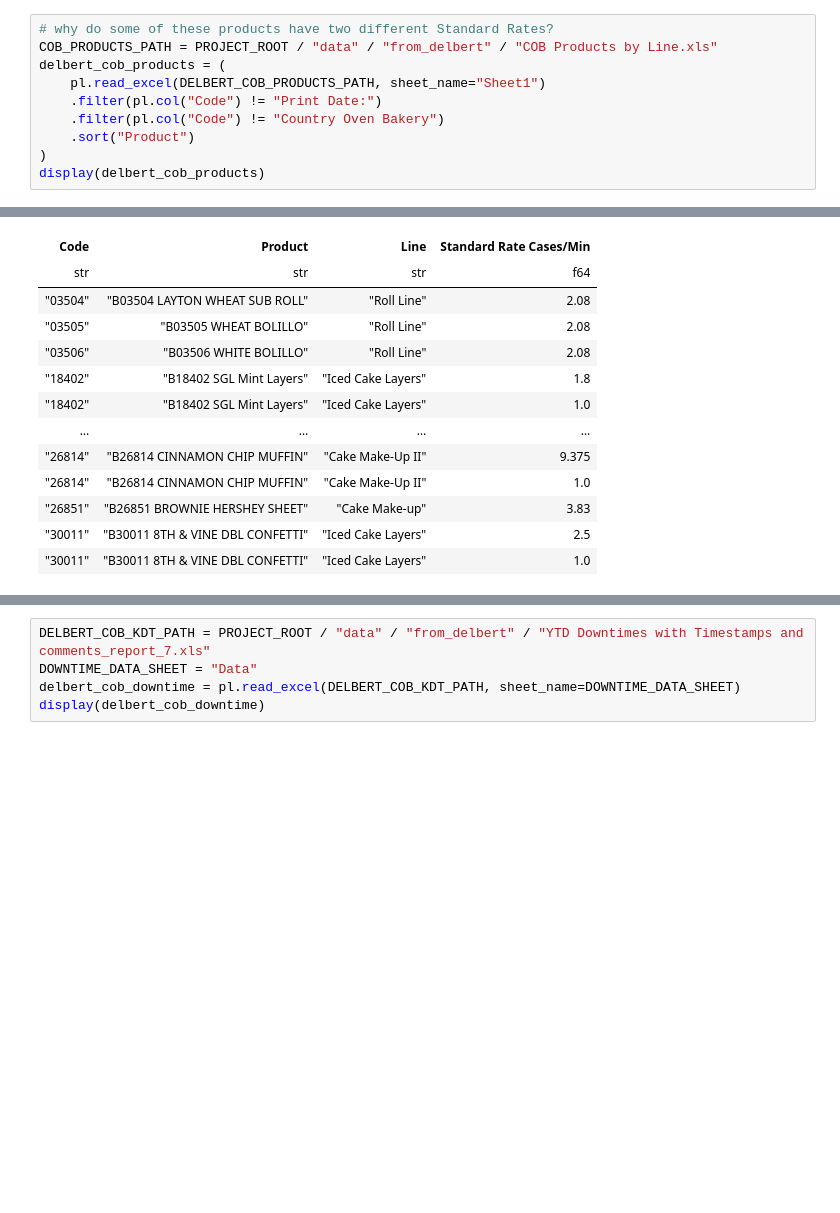
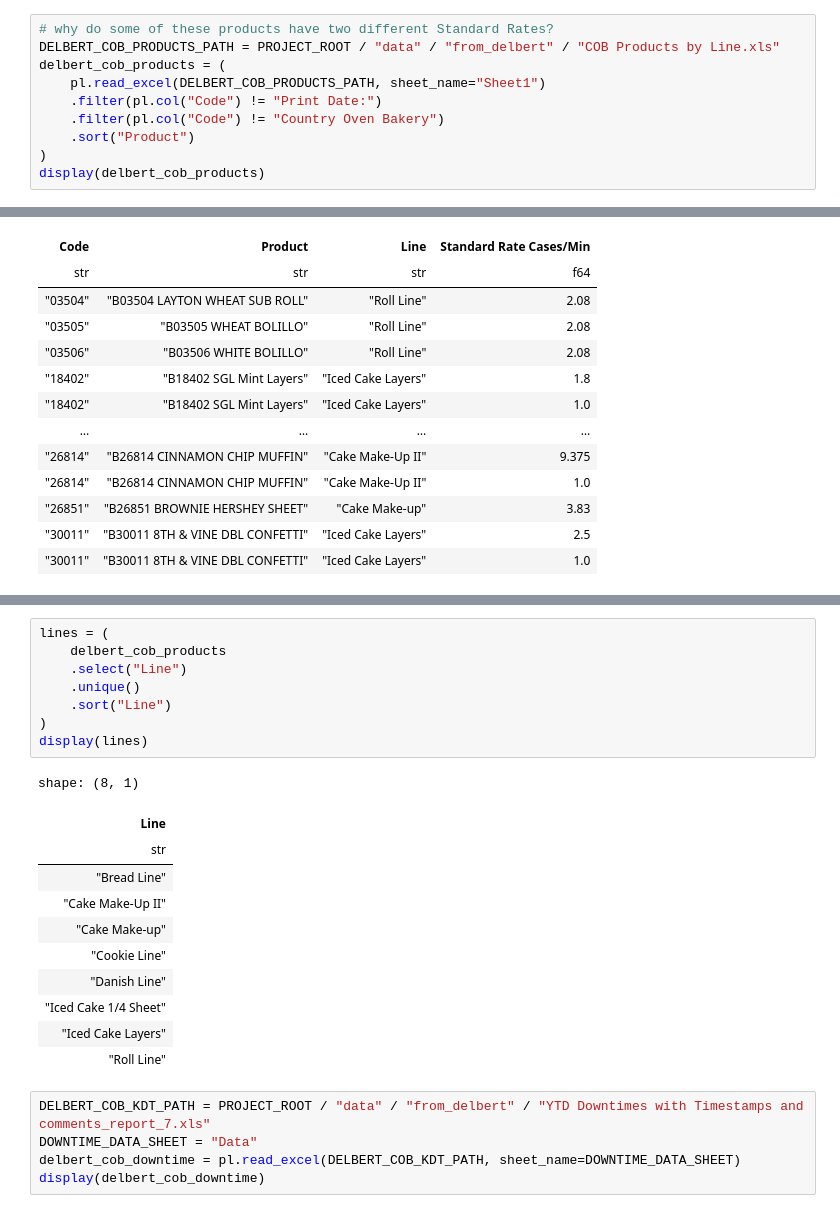
Before and after one commit to 8451LLC/labs-mfg-capabilities, a Jupyter notebook: nbs/inspect_kdt.ipynb, the cells around one changed output, grey strips where cells are left out. Saved outputs shown, nothing was run; the diff lists cells and outputs as text; blank space fills up the shorter version.

Commit message:
add data

```diff
--- a/nbs/inspect_kdt.ipynb
+++ b/nbs/inspect_kdt.ipynb
@@ -28,7 +28,7 @@ shape: (13_145, 18)
 | "CAKES" | "YES" | "JAM AT C19" | "2025/05/05 10:46:10" | "2025/05/05 10:48:17" | "DOWNTIME (REGULAR)" | ... |
 # %%
 # why do some of these products have two different Standard Rates?
-COB_PRODUCTS_PATH = PROJECT_ROOT / "data" / "from_delbert" / "COB Products by Line.xls"
+DELBERT_COB_PRODUCTS_PATH = PROJECT_ROOT / "data" / "from_delbert" / "COB Products by Line.xls"
 delbert_cob_products = (
     pl.read_excel(DELBERT_COB_PRODUCTS_PATH, sheet_name="Sheet1")
     .filter(pl.col("Code") != "Print Date:")
@@ -74,6 +74,26 @@ shape: (237, 4)
 | "26814" | "B26814 CINNAMON CHIP MUFFIN" | "Cake Make-Up II" | 2 |
 | "26851" | "B26851 BROWNIE HERSHEY SHEET" | "Cake Make-up" | 1 |
 | "30011" | "B30011 8TH & VINE DBL CONFETTI" | "Iced Cake Layers" | 2 |
+# %%
+lines = (
+    delbert_cob_products
+    .select("Line")
+    .unique()
+    .sort("Line")
+)
+display(lines)
+# %% [output]
+shape: (8, 1)
+| Line |
+| str |
+| "Bread Line" |
+| "Cake Make-Up II" |
+| "Cake Make-up" |
+| "Cookie Line" |
+| "Danish Line" |
+| "Iced Cake 1/4 Sheet" |
+| "Iced Cake Layers" |
+| "Roll Line" |
 # %%
 DELBERT_COB_KDT_PATH = PROJECT_ROOT / "data" / "from_delbert" / "YTD Downtimes with Timestamps and comments_report_7.xls"
 DOWNTIME_DATA_SHEET = "Data"
```
Also changed, not shown: parts of 1 cell of this notebook, 9 other files.
